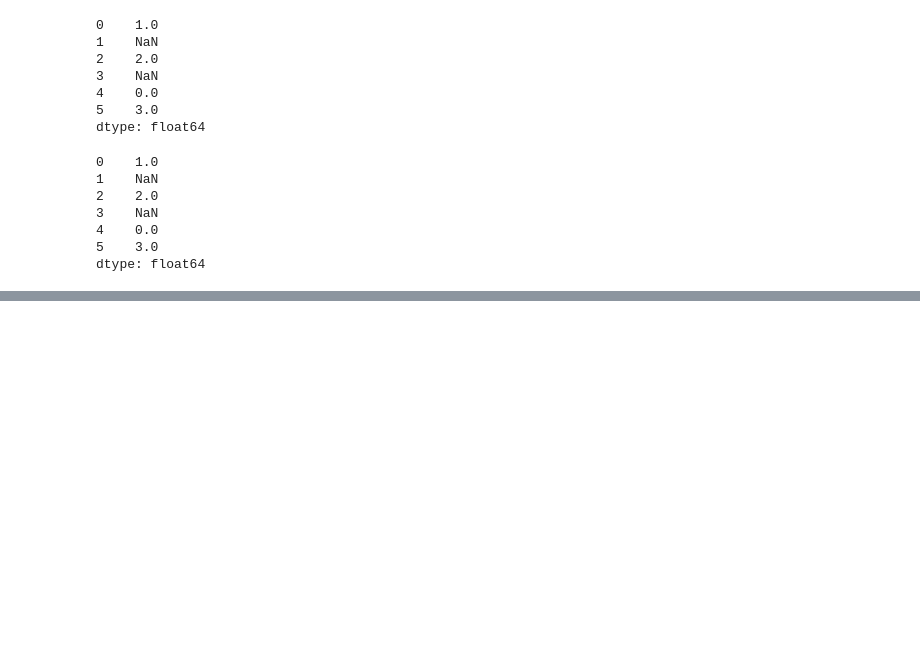
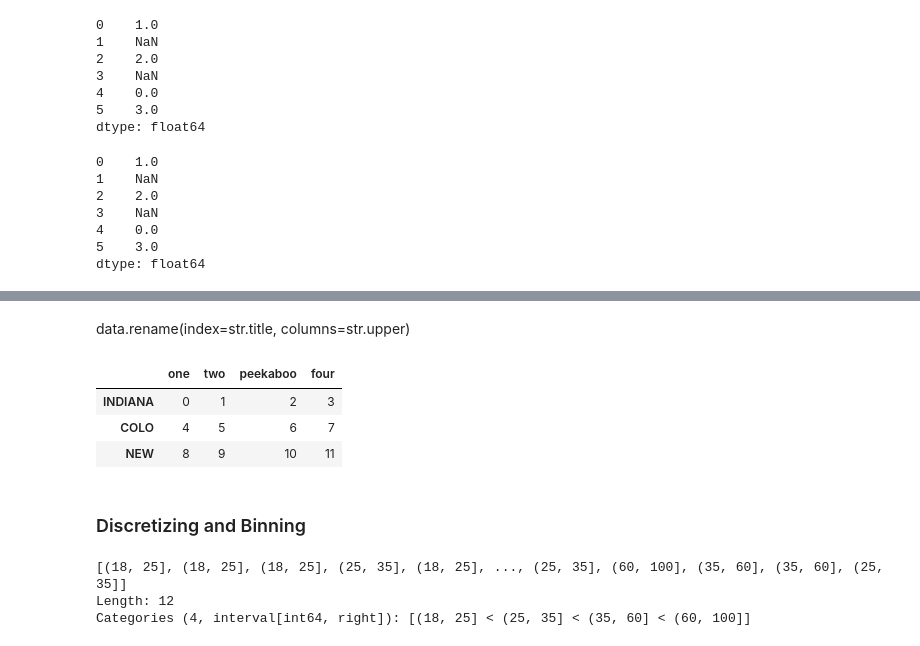
Before and after one commit to LydiaStoneKonstanski/WesCh678, a Jupyter notebook: Chapter7WorkAlong.ipynb, the cells around one changed output, grey strips where cells are left out. Cells and saved outputs as stored; diff of their text form; code cells hidden in the pictures; blank space fills up the shorter version.

Commit message:
Discretizing and binning

```diff
--- a/Chapter7WorkAlong.ipynb
+++ b/Chapter7WorkAlong.ipynb
@@ -413,0 +436,11 @@ dtype: float64
+# %% [markdown]
+data.rename(index=str.title, columns=str.upper)
+# %%
+data.rename(index={"OHIO": "INDIANA"}, columns={"three": "peekaboo"})
+# %% [output]
+|  | one | two | peekaboo | four |
+| INDIANA | 0 | 1 | 2 | 3 |
+| COLO | 4 | 5 | 6 | 7 |
+| NEW | 8 | 9 | 10 | 11 |
+# %% [markdown]
+### Discretizing and Binning
@@ -413,0 +453,6 @@ dtype: float64
+# %%
+age_categories
+# %% [output]
+[(18, 25], (18, 25], (18, 25], (25, 35], (18, 25], ..., (25, 35], (60, 100], (35, 60], (35, 60], (25, 35]]
+Length: 12
+Categories (4, interval[int64, right]): [(18, 25] < (25, 35] < (35, 60] < (60, 100]]
```
Also changed, not shown: parts of 27 cells of this notebook.
